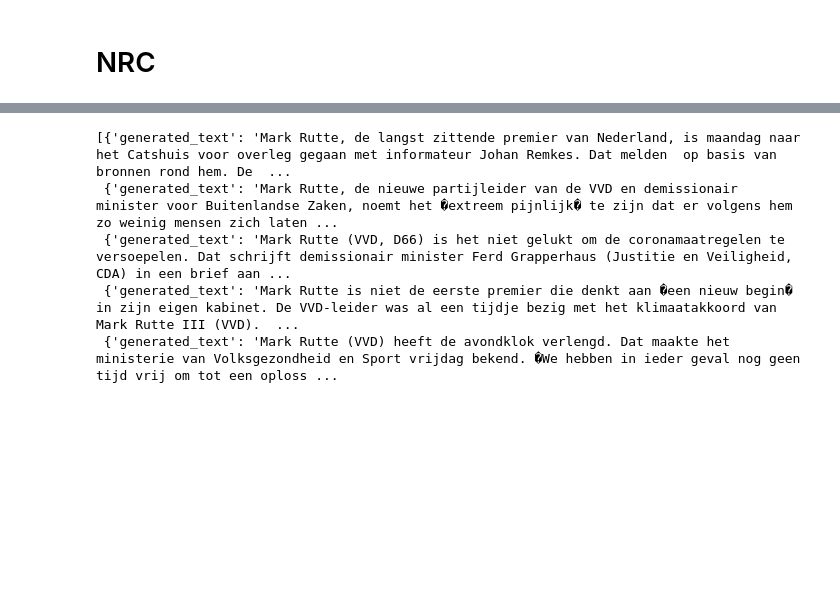
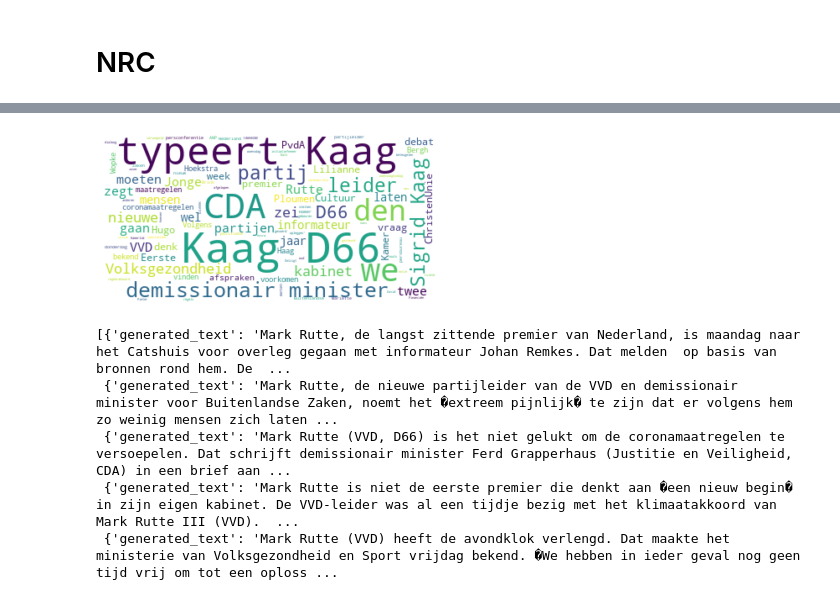
Before and after one commit to Chris-Congleton/MSc-Thesis, a Jupyter notebook: Analysis/TextGeneration.ipynb, the cells around one changed output, grey strips where cells are left out. Cells and saved outputs as stored; diff of their text form; code cells hidden in the pictures; blank space fills up the shorter version.

```diff
--- a/Analysis/TextGeneration.ipynb
+++ b/Analysis/TextGeneration.ipynb
@@ -284 +310,5 @@ NRC = pipeline('text-generation',model='drive/MyDrive/CS/Thesis/GPT2/gpt2-NRC',
+# %%
+cloudify(gen2text(typering))
+# %% [output]
+[figure, added]
 # %%
```
Also changed, not shown: parts of 21 cells of this notebook.
